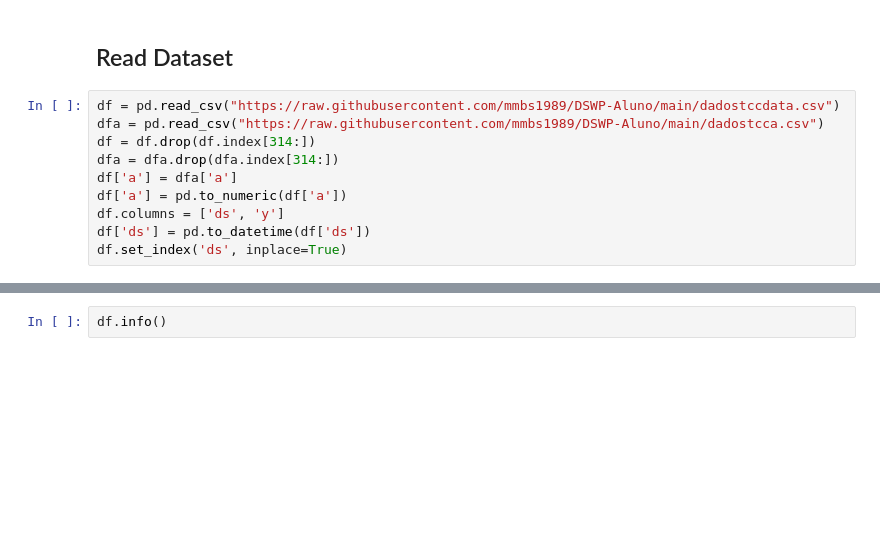
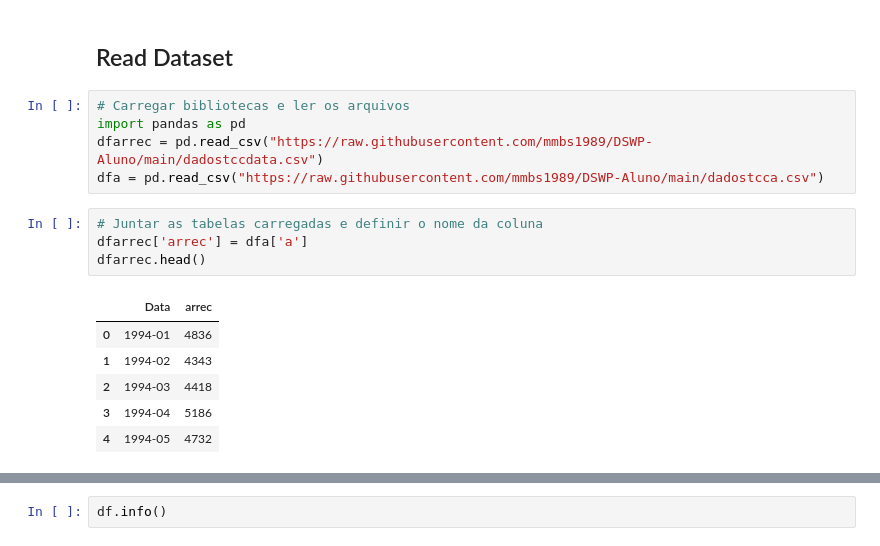
Before and after one commit to mmbs1989/DSWP-Aluno, a Jupyter notebook: Notebook TCC.ipynb, the cells around one changed output, grey strips where cells are left out. Cells and saved outputs as stored; diff of their text form; blank space fills up the shorter version.

```diff
--- a/Notebook TCC.ipynb
+++ b/Notebook TCC.ipynb
@@ -86,12 +86,18 @@ For more detail:
 # %% [markdown]
 ## Read Dataset
 # %%
-df = pd.read_csv("https://raw.githubusercontent.com/mmbs1989/DSWP-Aluno/main/dadostccdata.csv")
+# Carregar bibliotecas e ler os arquivos
+import pandas as pd
+dfarrec = pd.read_csv("https://raw.githubusercontent.com/mmbs1989/DSWP-Aluno/main/dadostccdata.csv")
 dfa = pd.read_csv("https://raw.githubusercontent.com/mmbs1989/DSWP-Aluno/main/dadostcca.csv")
-df = df.drop(df.index[314:])
-dfa = dfa.drop(dfa.index[314:])
-df['a'] = dfa['a']
-df['a'] = pd.to_numeric(df['a'])
-df.columns = ['ds', 'y']
-df['ds'] = pd.to_datetime(df['ds'])
-df.set_index('ds', inplace=True)
+# %%
+# Juntar as tabelas carregadas e definir o nome da coluna
+dfarrec['arrec'] = dfa['a']
+dfarrec.head()
+# %% [output]
+|  | Data | arrec |
+| 0 | 1994-01 | 4836 |
+| 1 | 1994-02 | 4343 |
+| 2 | 1994-03 | 4418 |
+| 3 | 1994-04 | 5186 |
+| 4 | 1994-05 | 4732 |
```
Also changed, not shown: parts of 6 cells of this notebook.
